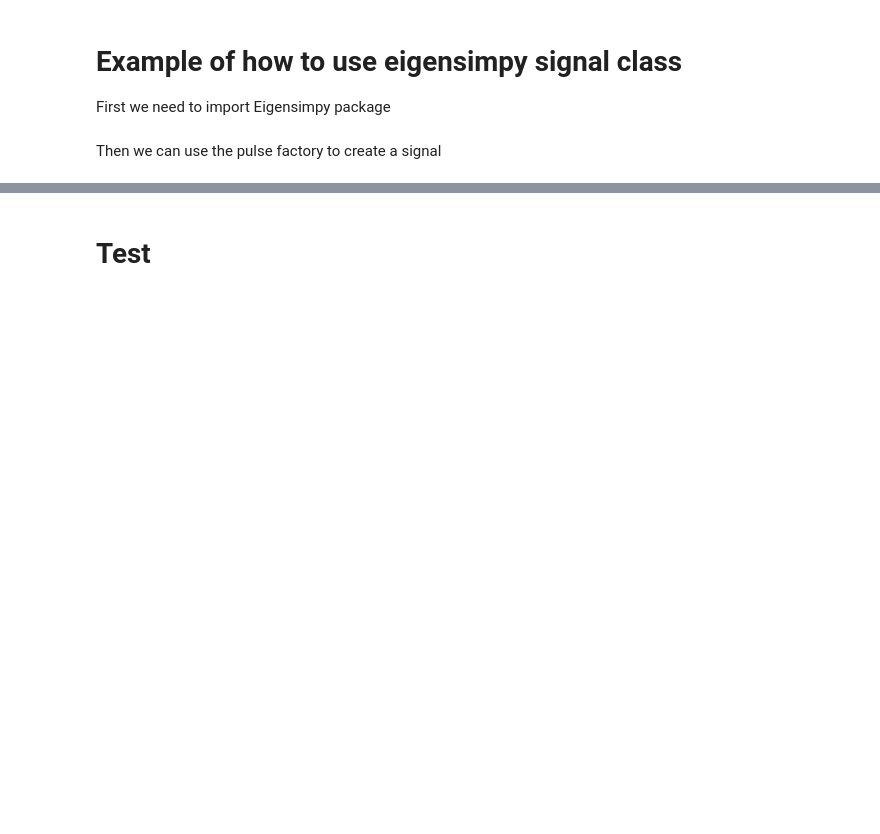
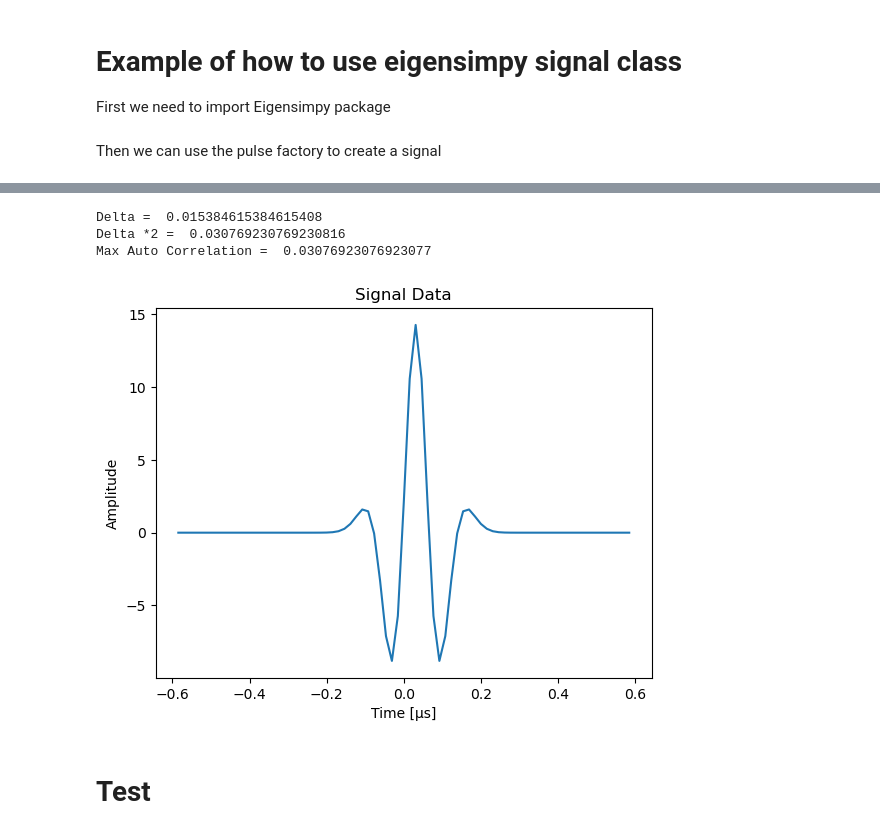
Before and after one commit to rohrbachd/eigensimpy, a Jupyter notebook: notebooks/eigensimpy.ipynb, the cells around one changed output, grey strips where cells are left out. Drawn from its saved outputs; the diff is of its cells as text; code cells hidden in the pictures; blank space fills up the shorter version.

```diff
--- a/notebooks/eigensimpy.ipynb
+++ b/notebooks/eigensimpy.ipynb
@@ -24,2 +39,30 @@ ax = signal.plot()
+# %%
+# compute the autocorrelation of the signal3 and signal
+ac_data = np.correlate(signal.data[:,0], signal3.data[:,0], mode='full')
+
+# need to shift the time vector
+dim0 = signal.dims[0]
+dim_vector = dim0.dim_vector(signal.shape[0])
+qu = Quantity(name='Time', si_unit='μs')
+dim = DimensionArray([ Dimension( quantity=qu, delta=dim0.delta, offset=dim0.offset-dim_vector[-1]), Dimension()] )
+
+signal4 = Signal(data=ac_data, dims=dim);
+
+ax2, lines2 = signal4.plot()
+
+print( "Delta = ", signal4.dims[0].delta )
+print( "Delta *2 = ", signal4.dims[0].delta *2 )
+
+max_index = np.argmax(signal4.data)
+#
+dim_vector = signal4.dims[0].dim_vector(signal4.shape[0])
+max_ac = dim_vector[max_index]
+
+print( "Max Auto Correlation = ", max_ac )
+# %% [output]
+Delta =  0.015384615384615408
+Delta *2 =  0.030769230769230816
+Max Auto Correlation =  0.03076923076923077
+[figure, added]
 # %% [markdown]
 # Test
```
Also changed, not shown: parts of 2 cells of this notebook, 2 other files.
